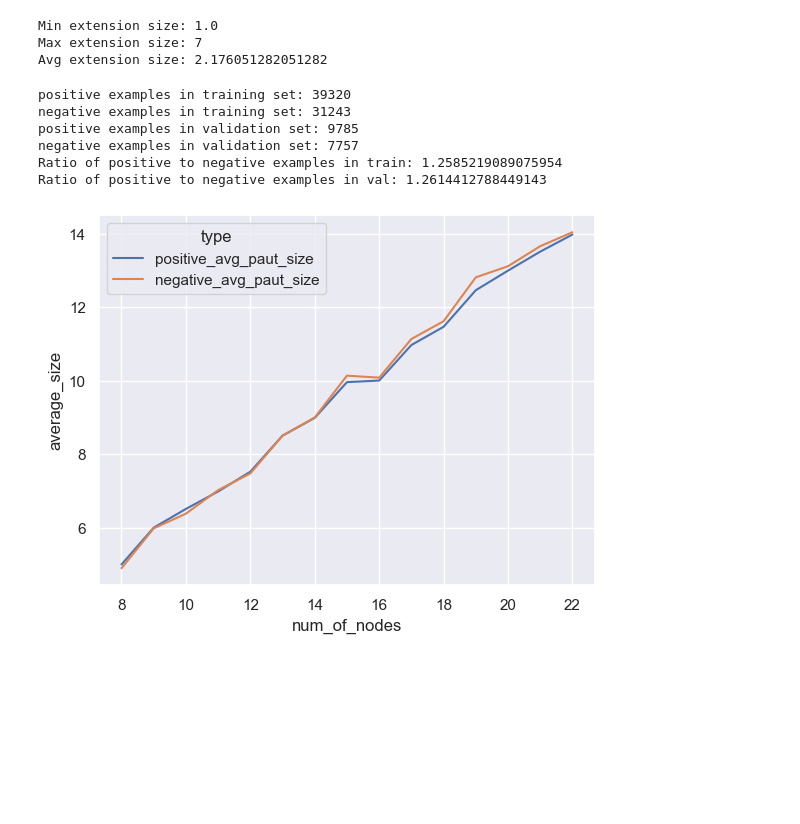
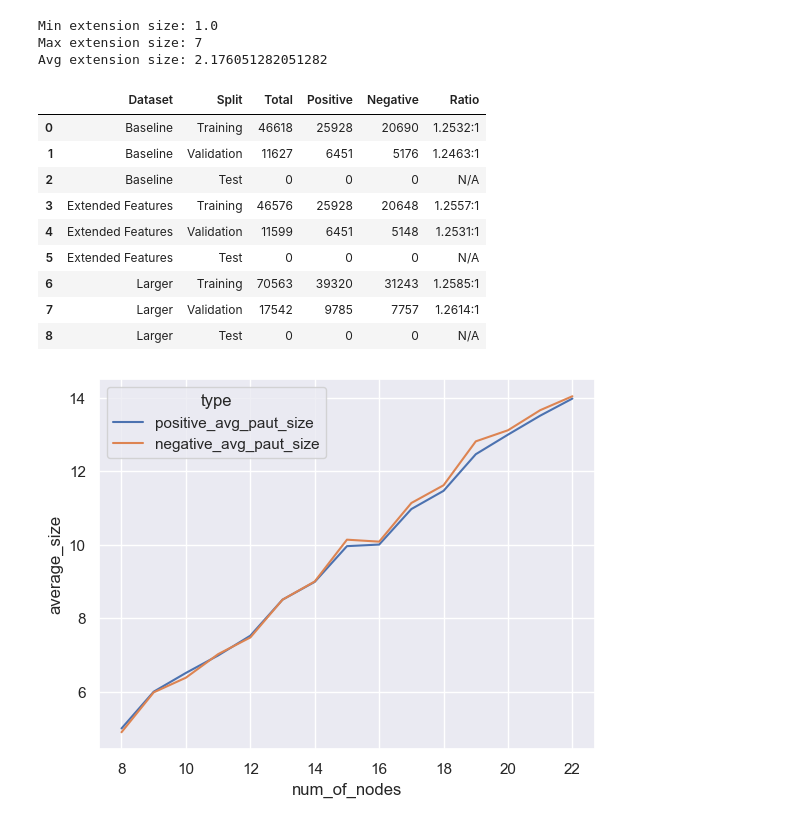
Before and after one commit to rivalxy/gnn-graph-theory, a Jupyter notebook: dataset/dataset_stats.ipynb, the cells around one changed output. Drawn from its saved outputs; the diff is of its cells as text; code cells hidden in the pictures; blank space fills up the shorter version.

```diff
--- a/dataset/dataset_stats.ipynb
+++ b/dataset/dataset_stats.ipynb
@@ -72,22 +79,44 @@ print(f"Avg extension size: {avg_extension_size}")
 Min extension size: 1.0
 Max extension size: 7
 Avg extension size: 2.176051282051282
-# %%
-train_positives = df[(df["extension_size"] == 0) & (df["dataset_type"] == "train")].shape[0]
-train_negatives = df[(df["extension_size"] > 0) & (df["dataset_type"] == "train")].shape[0]
-val_positives = df[(df["extension_size"] == 0) & (df["dataset_type"] == "val")].shape[0]
-val_negatives = df[(df["extension_size"] > 0) & (df["dataset_type"] == "val")].shape[0]
-print(f"positive examples in training set: {train_positives}")
-print(f"negative examples in training set: {train_negatives}")
-print(f"positive examples in validation set: {val_positives}")
-print(f"negative examples in validation set: {val_negatives}")
-print(f"Ratio of positive to negative examples in train: {(train_positives) / (train_negatives)}")
-print(f"Ratio of positive to negative examples in val: {(val_positives) / (val_negatives)}")
-# %% [output]
-positive examples in training set: 39320
-negative examples in training set: 31243
-positive examples in validation set: 9785
-negative examples in validation set: 7757
-Ratio of positive to negative examples in train: 1.2585219089075954
-Ratio of positive to negative examples in val: 1.2614412788449143
+# %%
+def get_stats(df, split_col="dataset_type"):
+    rows = []
+    for split, split_label in [
+        ("train", "Training"),
+        ("val", "Validation"),
+        ("test", "Test"),
+    ]:
+        subset = df[df[split_col] == split]
+        pos = subset[subset["extension_size"] == 0].shape[0]
+        neg = subset[subset["extension_size"] > 0].shape[0]
+        total = pos + neg
+        ratio = f"{pos / neg:.4f}:1" if neg > 0 else "N/A"
+        rows.append([split_label, total, pos, neg, ratio])
+    return rows
+# %%
+smaller_dataset = pd.read_csv("baseline/paut_sizes_baseline.csv")
+extended_features = pd.read_csv("7_features/paut_sizes_7_features.csv")
+all_rows = (
+    [["Baseline", *r] for r in get_stats(smaller_dataset)]
+    + [["Extended Features", *r] for r in get_stats(extended_features)]
+    + [["Larger", *r] for r in get_stats(larger_dataset)]
+)
+
+df = pd.DataFrame(
+    all_rows, columns=["Dataset", "Split", "Total", "Positive", "Negative", "Ratio"]
+)
+# df.to_latex("dataset_stats.tex", index=False)
+df
+# %% [output]
+|  | Dataset | Split | Total | Positive | Negative | Ratio |
+| 0 | Baseline | Training | 46618 | 25928 | 20690 | 1.2532:1 |
+| 1 | Baseline | Validation | 11627 | 6451 | 5176 | 1.2463:1 |
+| 2 | Baseline | Test | 0 | 0 | 0 | N/A |
+| 3 | Extended Features | Training | 46576 | 25928 | 20648 | 1.2557:1 |
+| 4 | Extended Features | Validation | 11599 | 6451 | 5148 | 1.2531:1 |
+| 5 | Extended Features | Test | 0 | 0 | 0 | N/A |
+| 6 | Larger | Training | 70563 | 39320 | 31243 | 1.2585:1 |
+| 7 | Larger | Validation | 17542 | 9785 | 7757 | 1.2614:1 |
+| 8 | Larger | Test | 0 | 0 | 0 | N/A |
 # %%
```
Also changed, not shown: parts of 6 cells of this notebook.
